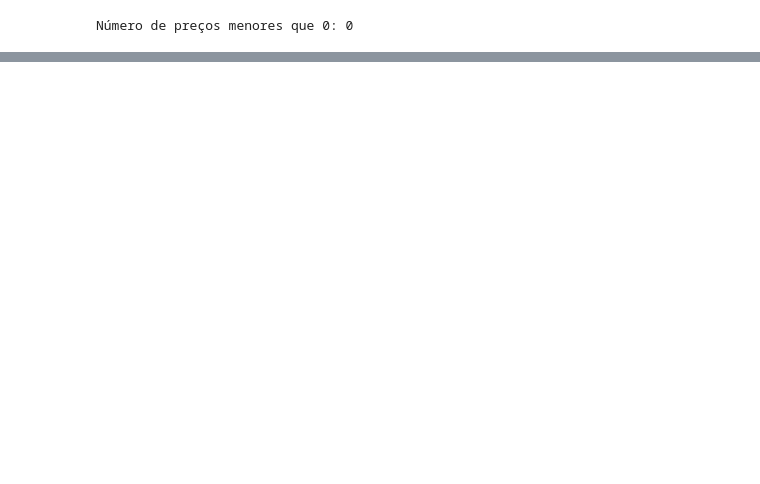
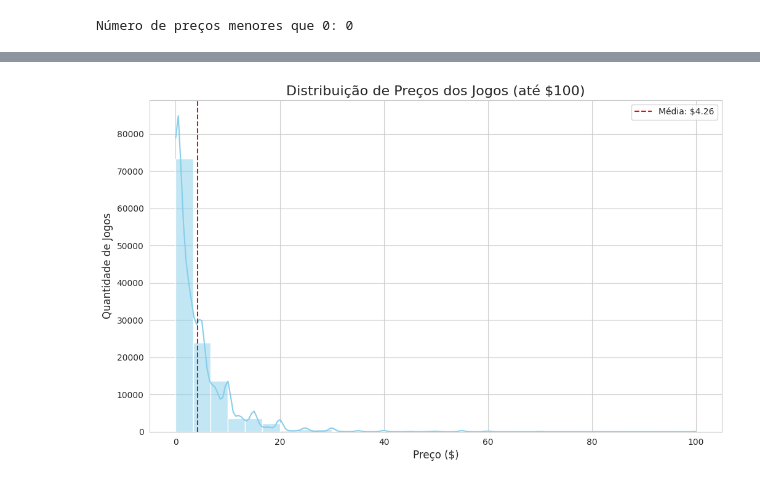
Before and after one commit to Raphides/Steam-BI, a Jupyter notebook: data_layer/raw/analytics.ipynb, the cells around one changed output, grey strips where cells are left out. Saved outputs shown, nothing was run; the diff lists cells and outputs as text; code cells hidden in the pictures; blank space fills up the shorter version.

```diff
--- a/data_layer/raw/analytics.ipynb
+++ b/data_layer/raw/analytics.ipynb
@@ -164,0 +205,18 @@ Número de preços menores que 0: 0
+# %%
+plt.figure(figsize=(12, 7))
+
+# Filtrando preços extremos para visualizar melhor a maioria (até $100)
+df_hist = df[df['preco_num'] <= 100]
+media_preco = df_hist['preco_num'].mean()
+
+sns.histplot(data=df_hist, x='preco_num', kde=True, bins=30, color='skyblue')
+
+plt.axvline(media_preco, color='red', linestyle='--', label=f'Média: ${media_preco:.2f}')
+
+plt.title("Distribuição de Preços dos Jogos (até $100)", fontsize=16)
+plt.xlabel("Preço ($)", fontsize=12)
+plt.ylabel("Quantidade de Jogos", fontsize=12)
+plt.legend()
+plt.show()
+# %% [output]
+[figure, added]
```
Also changed, not shown: parts of 14 cells of this notebook, 1 other file.
